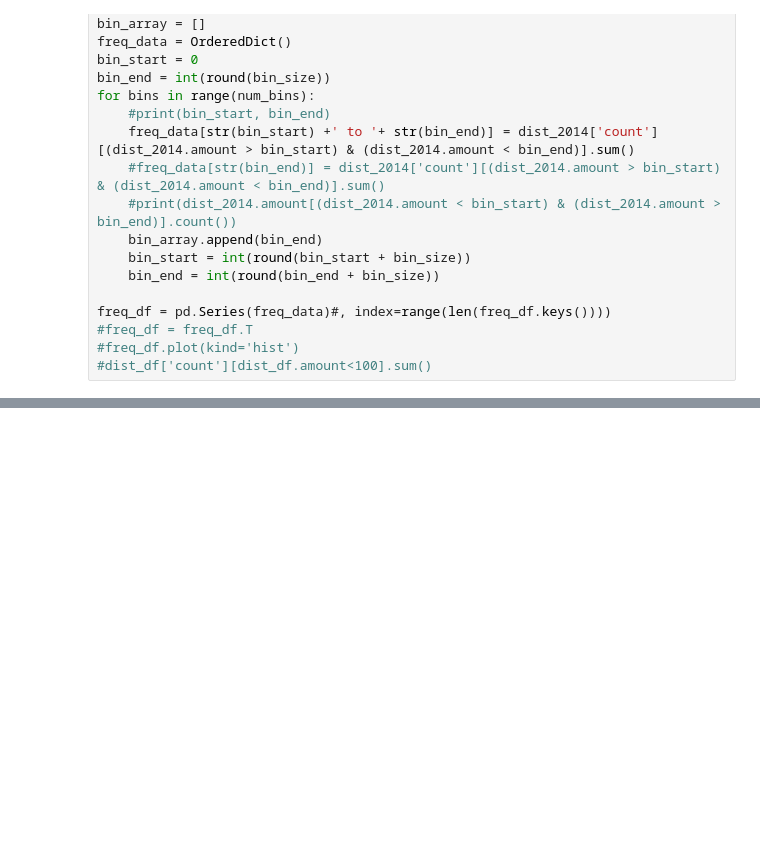
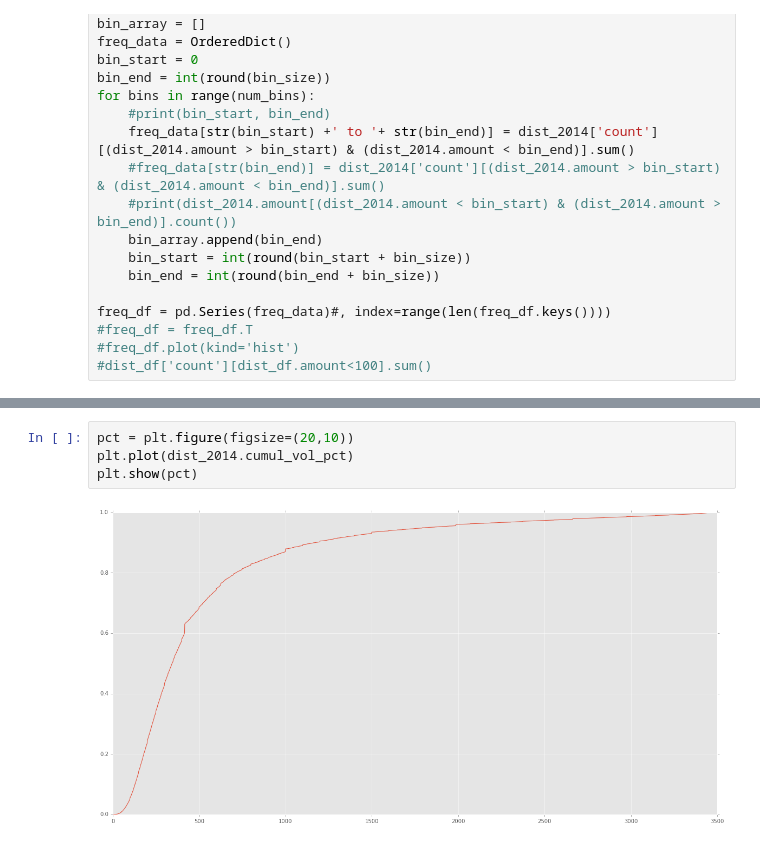
Before and after one commit to Kibrael/Edits, a Jupyter notebook: distribution viz.ipynb, the cells around one changed output, grey strips where cells are left out. Saved outputs shown, nothing was run; the diff lists cells and outputs as text; blank space fills up the shorter version.

```diff
--- a/distribution viz.ipynb
+++ b/distribution viz.ipynb
@@ -111,0 +135,6 @@ print(len(y))
+# %%
+pct = plt.figure(figsize=(20,10))
+plt.plot(dist_2014.cumul_vol_pct)
+plt.show(pct)
+# %% [output]
+[figure, added]
```
Also changed, not shown: parts of 16 cells of this notebook, 4 other files.
